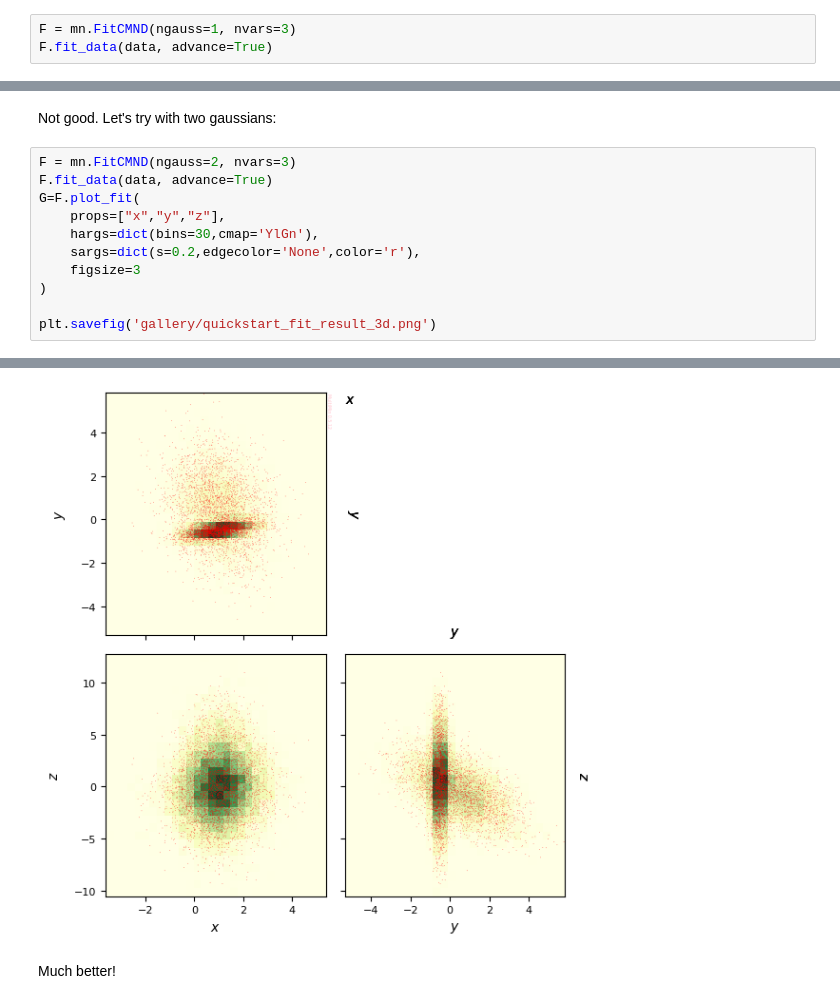
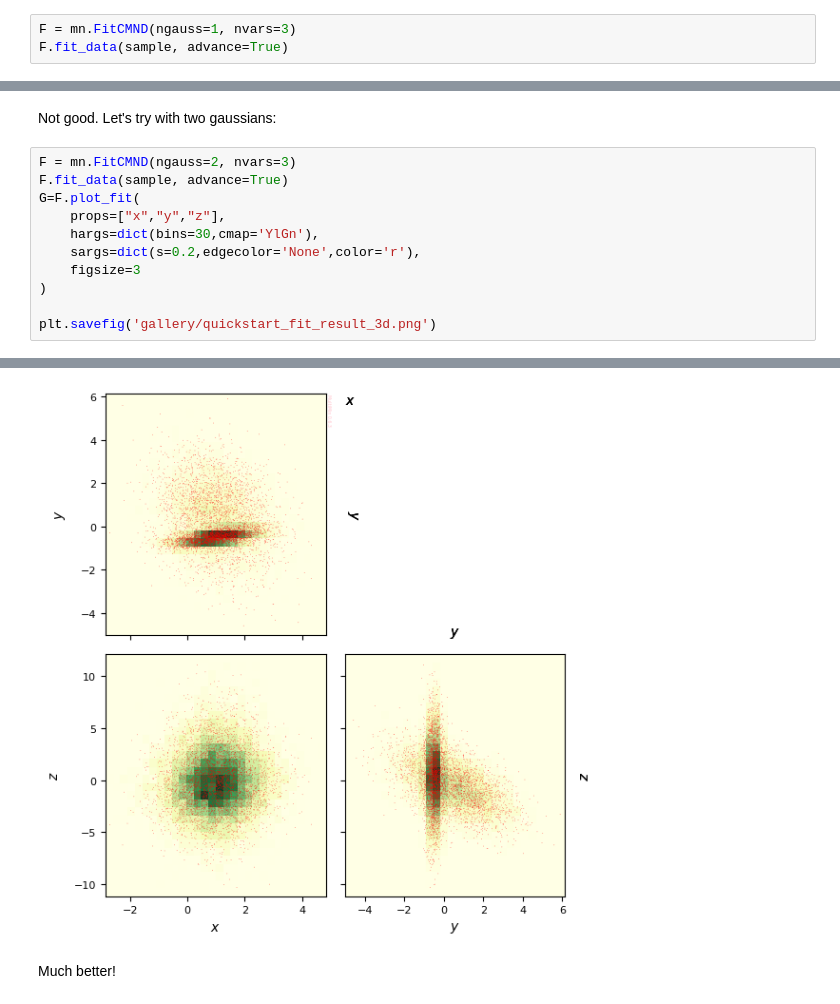
Before and after one commit to seap-udea/multimin, a Jupyter notebook: docs/examples/multimin_quickstart.ipynb, the cells around one changed output, grey strips where cells are left out. Cells and saved outputs as stored; diff of their text form.

```diff
--- a/docs/examples/multimin_quickstart.ipynb
+++ b/docs/examples/multimin_quickstart.ipynb
@@ -296,7 +326,7 @@ sample = CMND.rvs(5000)
 We can fit with only one multivariate normal:
 # %%
 F = mn.FitCMND(ngauss=1, nvars=3)
-F.fit_data(data, advance=True)
+F.fit_data(sample, advance=True)
 # %% [output]
 Iterations:
 Iter 0:
@@ -334,7 +364,7 @@ plt.savefig('gallery/quickstart_fit_2gauss_3d.png')
 Not good. Let's try with two gaussians:
 # %%
 F = mn.FitCMND(ngauss=2, nvars=3)
-F.fit_data(data, advance=True)
+F.fit_data(sample, advance=True)
 G=F.plot_fit(
     props=["x","y","z"],
     hargs=dict(bins=30,cmap='YlGn'),
@@ -364,4 +394,4 @@ Iter 6:
-[figure, old version]
+[figure, new version]
 # %% [markdown]
 Much better!
 # %% [markdown]
```
Also changed, not shown: parts of 27 cells of this notebook, 13 other files.
